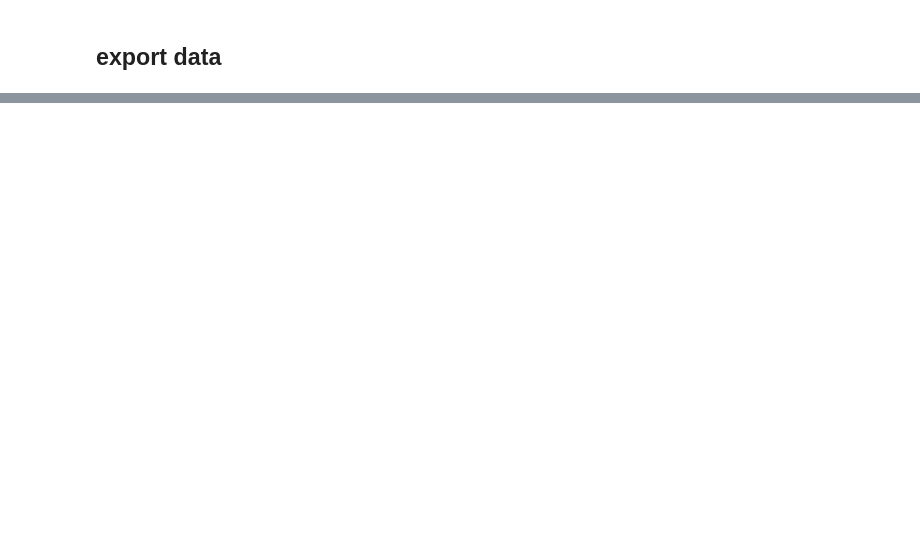
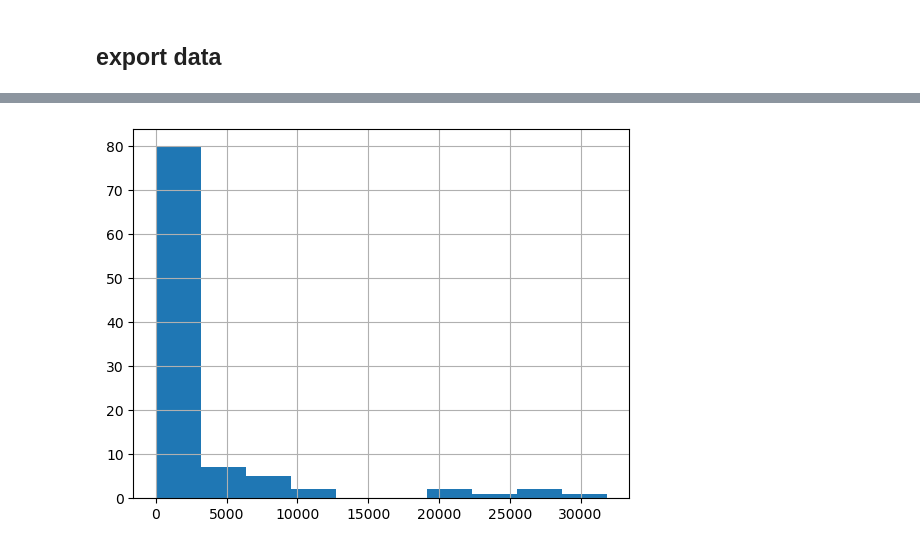
Before and after one commit to CoenBeemer/AI, a Jupyter notebook: src/overlordAI.ipynb, the cells around one changed output, grey strips where cells are left out. Saved outputs shown, nothing was run; the diff lists cells and outputs as text; code cells hidden in the pictures; blank space fills up the shorter version.

```diff
--- a/src/overlordAI.ipynb
+++ b/src/overlordAI.ipynb
@@ -208,0 +314,5 @@ df.sample(5)
+# %%
+df['runTime'].hist()
+pyl.show()
+# %% [output]
+[figure, added]
```
Also changed, not shown: parts of 15 cells of this notebook.
